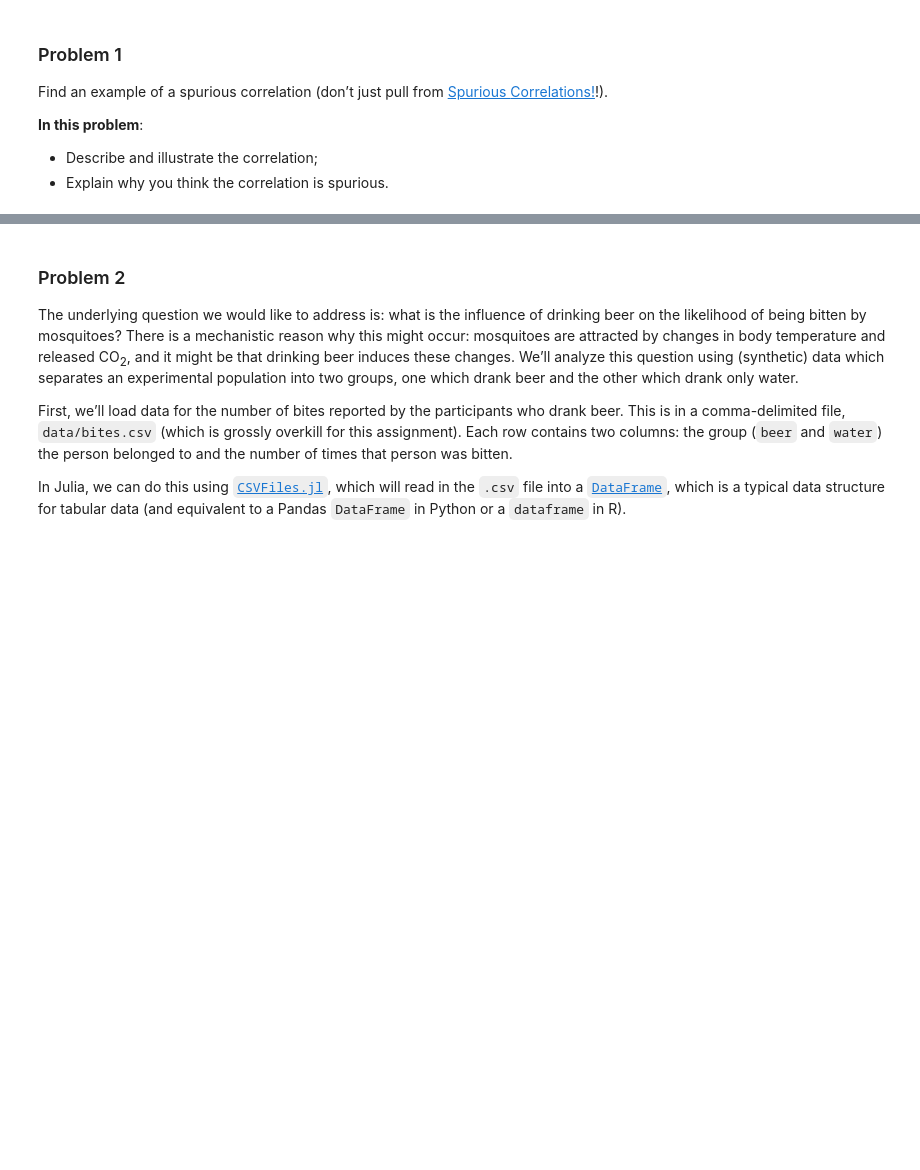
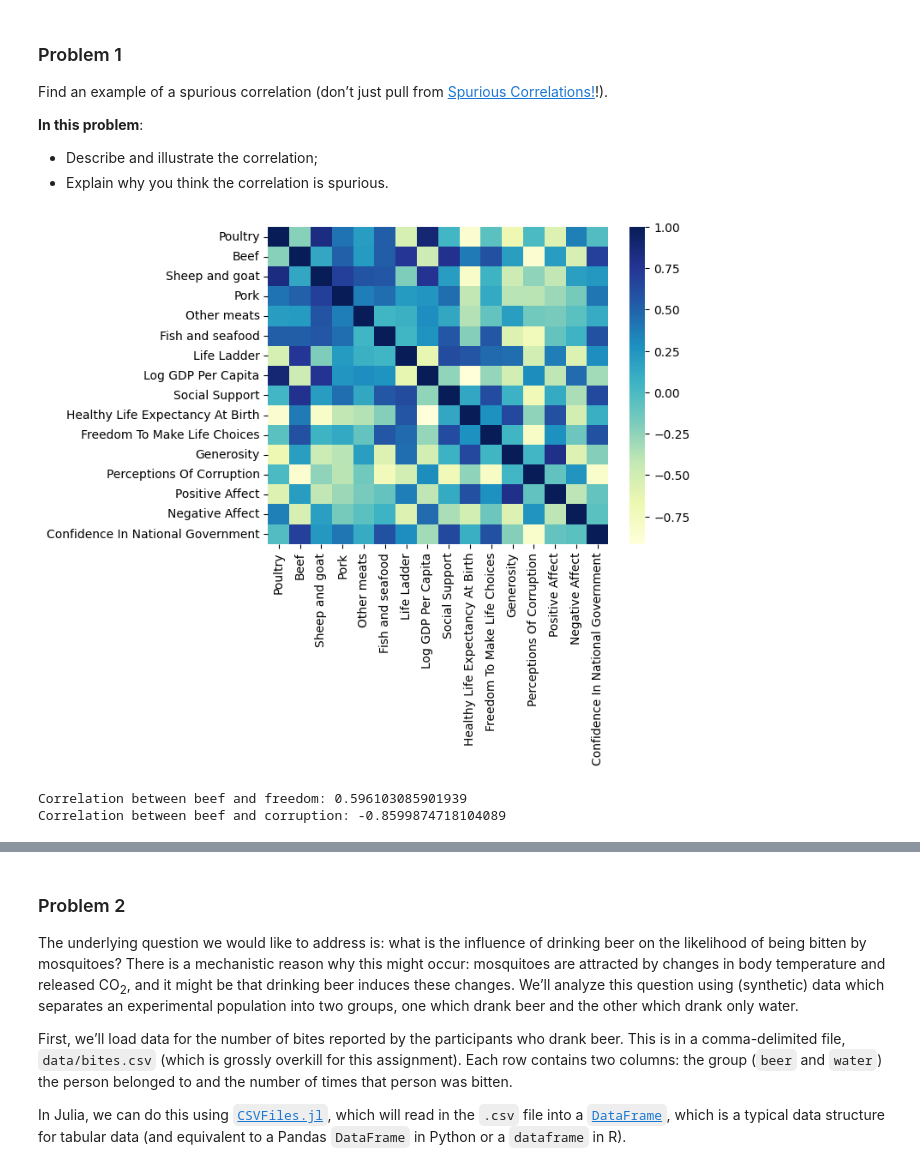
Before and after one commit to BEE4850-SP25/hw01-mcallen14, a Jupyter notebook: hw01.ipynb, the cells around one changed output, grey strips where cells are left out. Drawn from its saved outputs; the diff is of its cells as text; code cells hidden in the pictures; blank space fills up the shorter version.

```diff
--- a/hw01.ipynb
+++ b/hw01.ipynb
@@ -74,3 +83,35 @@ Correlations!](https://www.tylervigen.com/spurious-correlations)!).
 
 -   Describe and illustrate the correlation;
 -   Explain why you think the correlation is spurious.
+# %%
+# Load data into a DataFrame, isolate years of data that both datasets have (2006 to 2021)
+happy_og = pd.read_csv("data/World Happiness Report.csv")
+happy =happy_og[happy_og['Year']<2022]
+meat_og = pd.read_csv("data/Consumption of meat per capita.csv")
+meat = meat_og[meat_og['Year']>2005]
+
+# Isolate US
+meat_US = meat[meat['Entity']=='United States']
+happy_US = happy[happy['Country Name']== 'United States']
+
+# Merge for easier analysis
+merged_df = pd.merge(meat_US, happy_US, left_on='Year', right_on = 'Year', how='left')
+merged_df_ref = merged_df[['Poultry', 'Beef', 'Sheep and goat', 'Pork',
+       'Other meats', 'Fish and seafood', 'Life Ladder', 'Log GDP Per Capita', 'Social Support',
+       'Healthy Life Expectancy At Birth', 'Freedom To Make Life Choices',
+       'Generosity', 'Perceptions Of Corruption', 'Positive Affect',
+       'Negative Affect', 'Confidence In National Government']]
+
+# print(merged_df_ref.head(10))
+# %%
+# examine correlations
+correlation_matrix = merged_df_ref.corr()
+dataplot = sns.heatmap(merged_df_ref.corr(numeric_only=True), cmap="YlGnBu", annot=False)
+# %% [output]
+[figure, added]
+# %%
+print('Correlation between beef and freedom:',merged_df['Beef'].corr(merged_df['Freedom To Make Life Choices']))
+print('Correlation between beef and corruption:',merged_df['Beef'].corr(merged_df['Perceptions Of Corruption']))
+# %% [output]
+Correlation between beef and freedom: 0.596103085901939
+Correlation between beef and corruption: -0.8599874718104089
```
Also changed, not shown: parts of 24 cells of this notebook.
